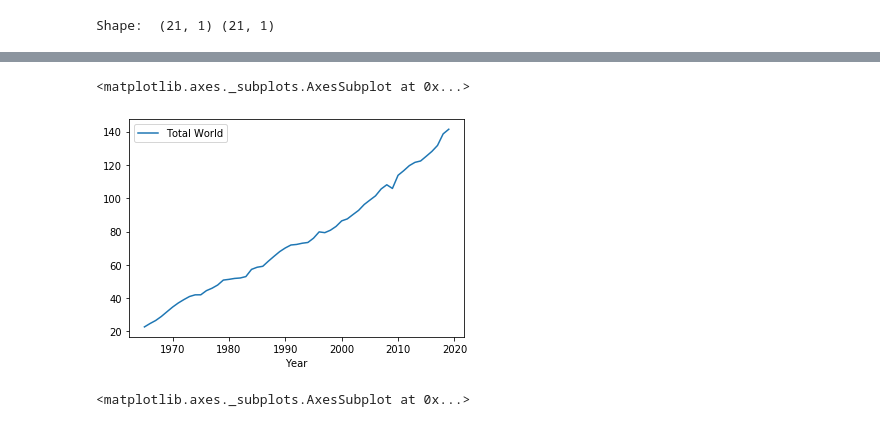
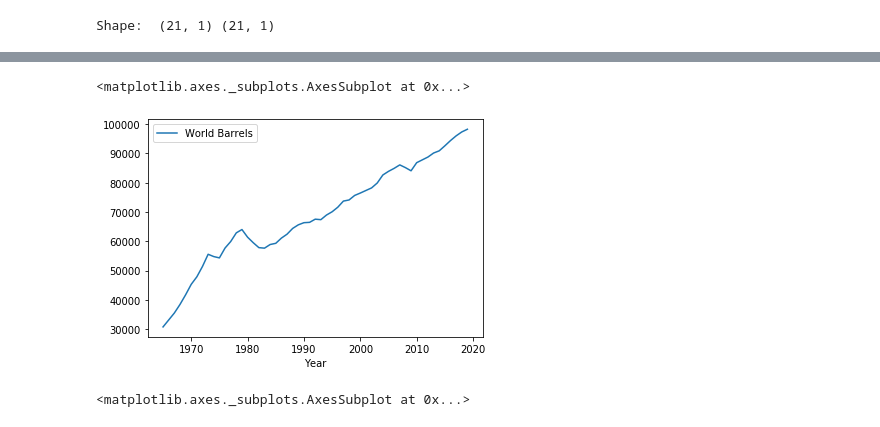
Before and after one commit to minerva-b/Final_Team_Project, a Jupyter notebook: Kmar/Oil_Consum_Regres_ML.ipynb, the cells around one changed output, grey strips where cells are left out. Saved outputs shown, nothing was run; the diff lists cells and outputs as text; code cells hidden in the pictures.

```diff
--- a/Kmar/Oil_Consum_Regres_ML.ipynb
+++ b/Kmar/Oil_Consum_Regres_ML.ipynb
@@ -57,0 +36,5 @@ oil_pop
+# %%
+gdp = pd.read_csv('../data/clean_data/GDP%-YearFixed-Python.csv', encoding = "ISO-8859-1")
+filteredGDP = gdp[["Year", "United States", "World"]]
+filteredGDP = filteredGDP.rename(columns={"United States": "US GDP%", "World": "World GDP%"})
+filteredGDP.head()
@@ -57,0 +48,5 @@ oil_pop
+# %%
+inflation = pd.read_csv('../data/clean_data/InflationAnnual%-YearFixed-Python.csv', encoding = "ISO-8859-1")
+filteredInflation = inflation[["Year", "United States", "World"]]
+filteredInflation = filteredInflation.rename(columns={"United States": "US Inflation%", "World": "World Inflation%"})
+filteredInflation.head()
@@ -57,0 +60,5 @@ oil_pop
+# %%
+goodsTax = pd.read_csv('../data/clean_data/Taxes%-YearFixed-Python.csv', encoding = "ISO-8859-1")
+filteredGoodsTax = goodsTax[["Year", "United States", "World"]]
+filteredGoodsTax = filteredGoodsTax.rename(columns={"United States": "US Goods Tax%", "World": "World Goods Tax%"})
+filteredGoodsTax.head()
@@ -57,0 +72,5 @@ oil_pop
+# %%
+gdp_oil_pop = oil_pop.merge(filteredGDP, on="Year")
+gdp_oil_pop_infl = gdp_oil_pop.merge(filteredInflation, on="Year")
+full_merge = gdp_oil_pop_infl.merge(filteredGoodsTax, on="Year")
+full_merge
@@ -89,13 +145,12 @@ array([[4432925590],
 # %%
 # Plot the data to see if a linear trend exists
 
-### BEGIN SOLUTION
 # plt.scatter(X, y)
-oil_pop.plot(kind = "line", x="Year", y="Total World")
+full_merge.plot(kind = "line", x="Year", y="World Barrels")
 
 # plt.ylabel("Barrels")
 ### END SOLUTION
 # %% [output]
 <matplotlib.axes._subplots.AxesSubplot at 0x...>
-[figure, old version]
+[figure, new version]
 # %%
```
Also changed, not shown: parts of 20 cells of this notebook, 1 other file.
